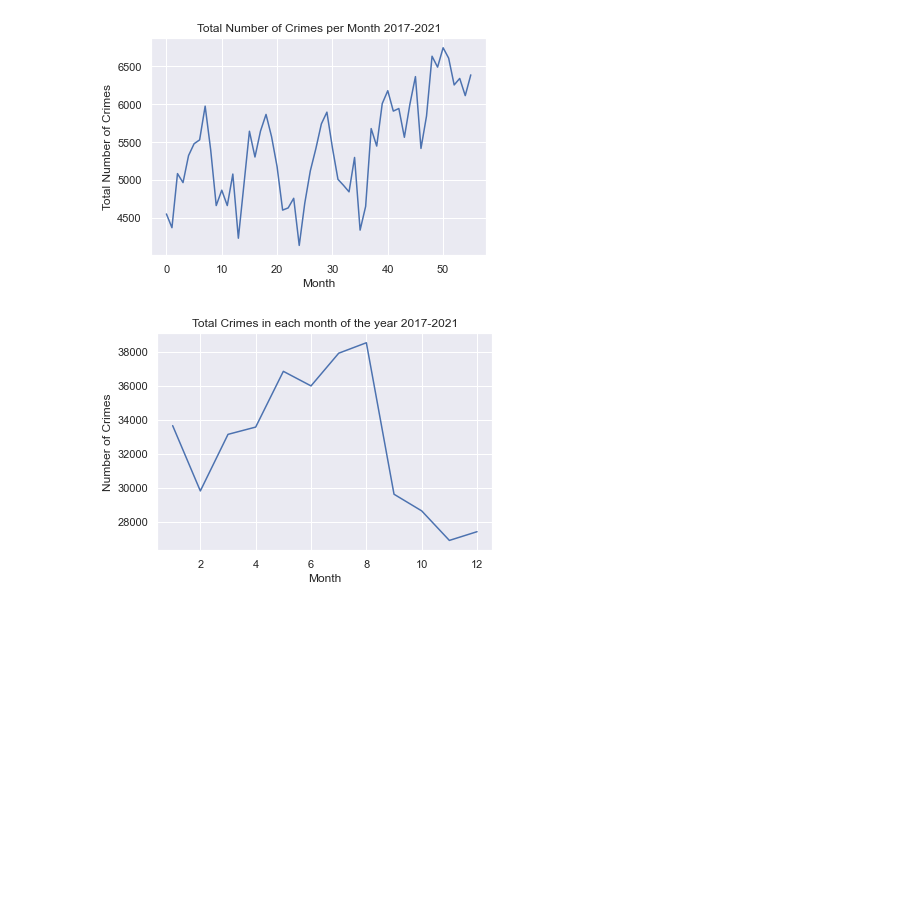
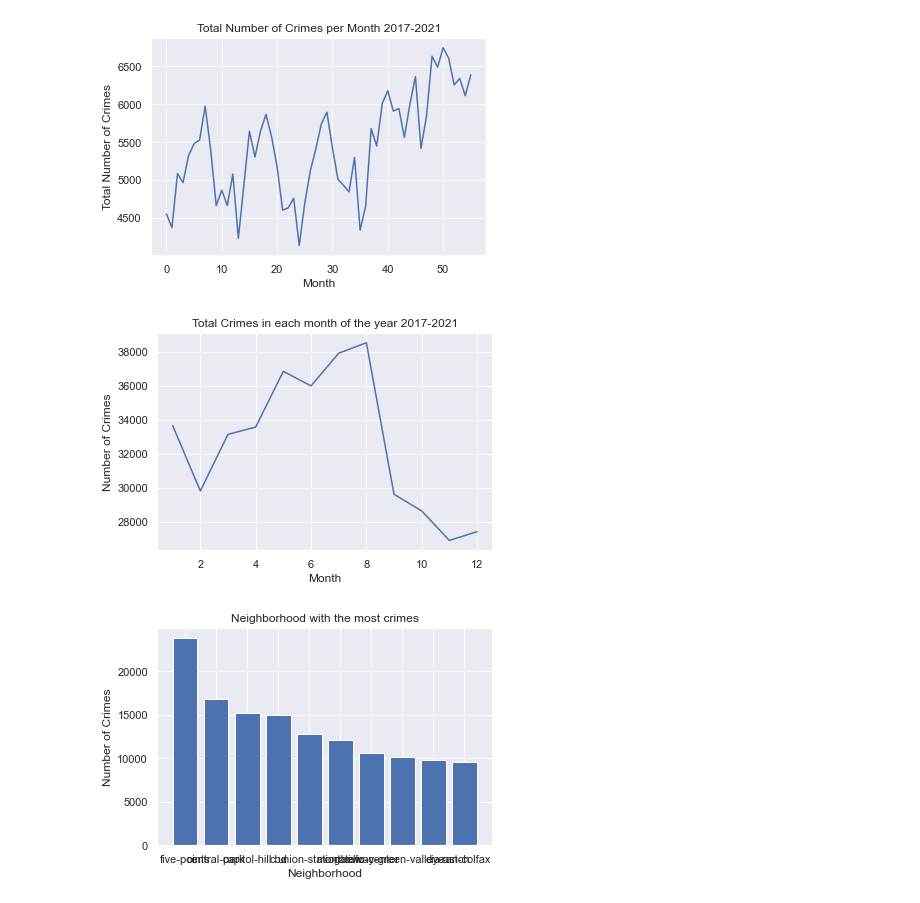
Before and after one commit to fifo1175/Data-Mining-Project, a Jupyter notebook: Denver Crime Data/Pandas_Scripts/yearly_analysis.ipynb, the cells around one changed output. Drawn from its saved outputs; the diff is of its cells as text; code cells hidden in the pictures; blank space fills up the shorter version.

Commit message:
plot code from checkpoint

```diff
--- a/Denver Crime Data/Pandas_Scripts/yearly_analysis.ipynb
+++ b/Denver Crime Data/Pandas_Scripts/yearly_analysis.ipynb
@@ -174,14 +174,25 @@ plt.show()
 # %%
 denverCrime = pd.read_csv("../Denver_crime_CLEANED.csv", encoding = "ISO-8859-1")
 denverCrime['Month'] = pd.DatetimeIndex(denverCrime['FIRST_OCCURRENCE_DATE']).month
 # get the number of crimes per month
 crimePerMonth = denverCrime.groupby('Month').size()
 
 # line graph of total crimes per month from 2017-2021
 plt.plot(crimePerMonth)
 plt.title("Total Crimes in each month of the year 2017-2021")
 plt.xlabel("Month")
 plt.ylabel("Number of Crimes")
 plt.show()
+
+# graph neighborhood with most crimes
+neighborhood = denverCrime.groupby('NEIGHBORHOOD_ID').size()
+neighborhood = neighborhood.sort_values(ascending=False)
+neighborhood = neighborhood.head(10)
+plt.bar(neighborhood.index, neighborhood)
+plt.title("Neighborhood with the most crimes")
+plt.xlabel("Neighborhood")
+plt.ylabel("Number of Crimes")
+plt.show()
 # %% [output]
 [figure]
+[figure, added]
```
Also changed, not shown: 1 other file.
